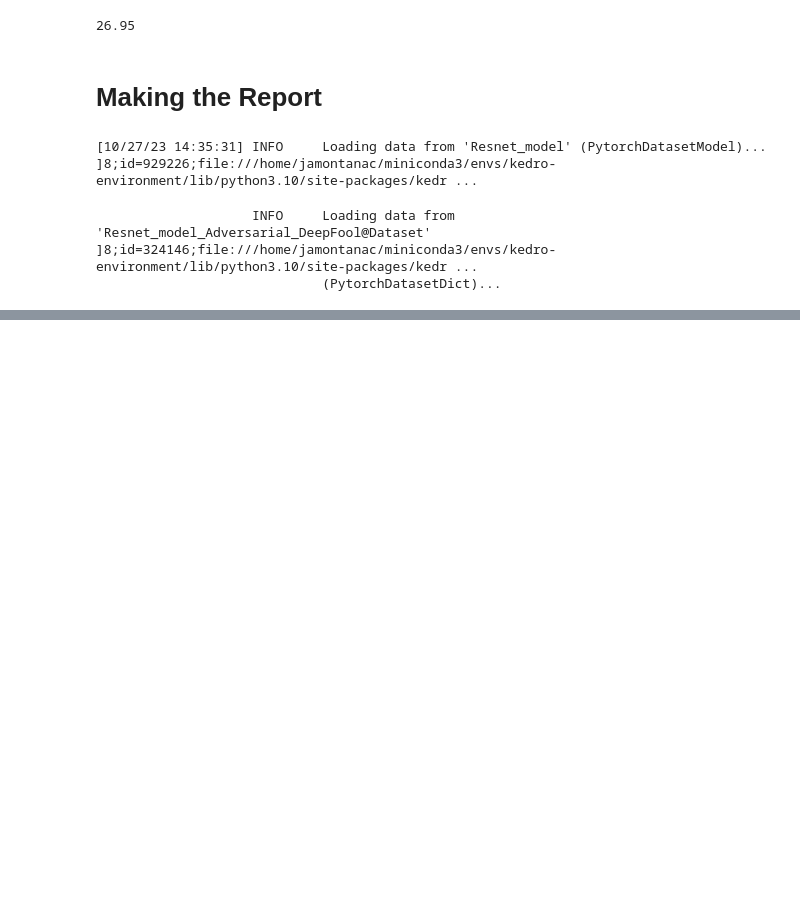
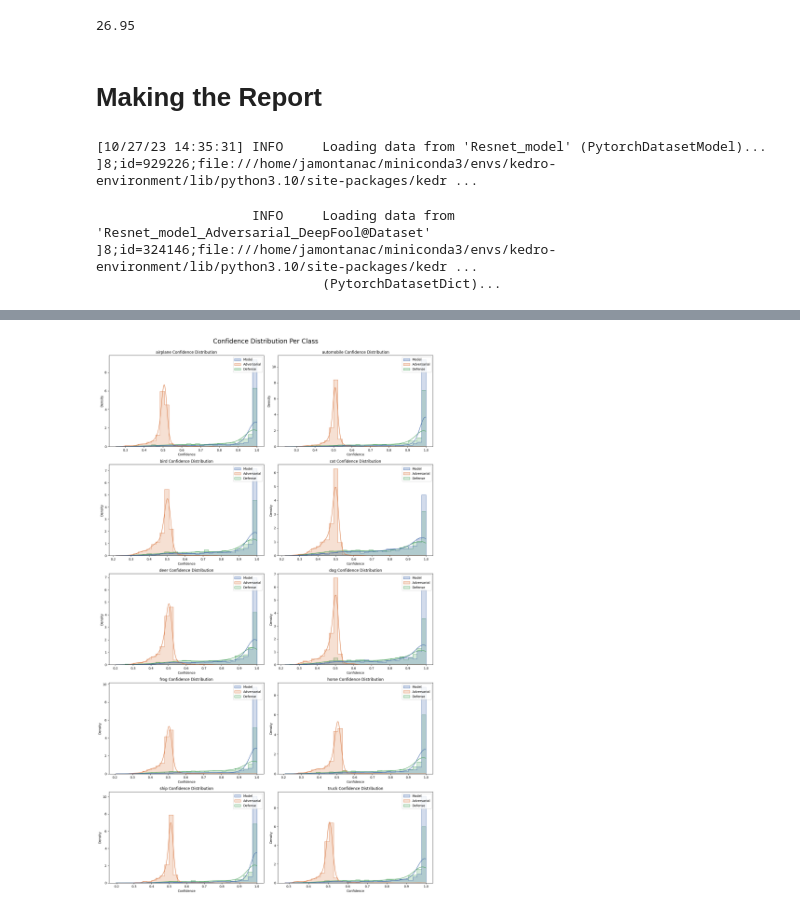
Before and after one commit to jamontanac/Fighting-Illutions, a Jupyter notebook: Fighting-Illutions/notebooks/Generating_defenses.ipynb, the cells around one changed output, grey strips where cells are left out. Drawn from its saved outputs; the diff is of its cells as text; code cells hidden in the pictures; blank space fills up the shorter version.

```diff
--- a/Fighting-Illutions/notebooks/Generating_defenses.ipynb
+++ b/Fighting-Illutions/notebooks/Generating_defenses.ipynb
@@ -927,0 +886,12 @@ fig.show()
+# %%
+
+classes = ['airplane', 'automobile', 'bird', 'cat', 'deer', 'dog', 'frog', 'horse', 'ship', 'truck']
+attack = "DeepFool"
+model_ref = "Resnet_model"
+parameters={'Resnet_model': {'window_size': 8, 'delta': 0.1, 'padding_ratio': 0.9}}
+
+model = catalog.load(f"{model_ref}")
+
+adver = catalog.load(f'{model_ref}_Adversarial_{attack}@Dataset')
+dataloader = Padding_defense(adver,parameters[f"{model_ref}"])
+metrics, labels, confidences,plot_of_confusion = Report(dataloader,model,catalog.load("params:Parameters_defenses"))
@@ -927,0 +990,87 @@ fig.show()
+# %%
+import seaborn as sns
+import matplotlib.pyplot as plt
+sns.set_palette("deep")
+def plot_confidence_distribution(Confidences, Labels, classes):
+    confidences_model = Confidences["model_confidence"]
+    confidences_adversarial = Confidences["adversarial_confidence"]
+    confidences_defense = Confidences["defense_confidence"]
+
+    true_labels = Labels["true_labels"]
+
+
+    fig, axs = plt.subplots(5, 2, figsize=(15, 25))
+
+    fig.suptitle('Confidence Distribution Per Class', fontsize=20)
+
+    for idx, class_name in enumerate(classes):
+        row = idx // 2
+        col = idx % 2
+        # Model
+        values_model = [confidences_model[i] for i, label in enumerate(true_labels) if label == idx]
+        num_bins = int(np.sqrt(len(values_model))) +1
+
+        # Adversarial
+        values_adversarial = [confidences_adversarial[i] for i, label in enumerate(true_labels) if label == idx]
+        # Defense
+        values_defense = [confidences_defense[i] for i, label in enumerate(true_labels) if label == idx]
+        data=pd.DataFrame({"Model":values_model,"Adversarial":values_adversarial,"Defense":values_defense})
+
+        # print(num_bins)
+        sns.histplot(data=data, bins=num_bins, ax=axs[row][col], kde=True,stat="density", element="step")
+
+        # sns.histplot(values_adversarial, bins = num_bins, ax=axs[row][col], color='firebrick', kde=True, label='Adversarial',stat="density")
+
+        # sns.histplot(values_defense, bins = num_bins, ax=axs[row][col], color='darkgreen', kde=True, label='Defense',stat="density",alpha=0.8)
+
+        axs[row][col].set_title(f'{class_name} Confidence Distribution')
+        axs[row][col].set_xlabel('Confidence')
+        axs[row][col].set_ylabel('Density')
+        # axs[row][col].legend()
+
+    # Adjust layout
+    plt.tight_layout()
+    plt.subplots_adjust(top=0.95)
+    plt.show()
+
+
+def plot_confidence_cummulative(Confidences, Labels, classes):
+    confidences_model = Confidences["model_confidence"]
+    confidences_adversarial = Confidences["adversarial_confidence"]
+    confidences_defense = Confidences["defense_confidence"]
+
+    true_labels = Labels["true_labels"]
+
+
+    fig, axs = plt.subplots(5, 2, figsize=(15, 25))
+
+    fig.suptitle('Confidence Cumulative Per Class', fontsize=20)
+
+    for idx, class_name in enumerate(classes):
+        row = idx // 2
+        col = idx % 2
+        # Model
+        values_model = [confidences_model[i] for i, label in enumerate(true_labels) if label == idx]
+
+        # Adversarial
+        values_adversarial = [confidences_adversarial[i] for i, label in enumerate(true_labels) if label == idx]
+        # Defense
+        values_defense = [confidences_defense[i] for i, label in enumerate(true_labels) if label == idx]
+
+        data=pd.DataFrame({"Model":values_model,"Adversarial":values_adversarial,"Defense":values_defense})
+
+        sns.histplot(data=data, ax=axs[row][col],stat="density", element="step",cumulative=True,fill=False)
+
+        axs[row][col].set_title(f'{class_name} Confidence Cumulative')
+        axs[row][col].set_xlabel('Confidence')
+        axs[row][col].set_ylabel('Density')
+        # axs[row][col].legend()
+
+    # Adjust layout
+    plt.tight_layout()
+    plt.subplots_adjust(top=0.95)
+    plt.show()
+
+
+plot_confidence_distribution(confidences,labels,classes)
+# %% [output]
@@ -927,0 +1078 @@ fig.show()
+[figure, added]
```
Also changed, not shown: parts of 27 cells of this notebook.
